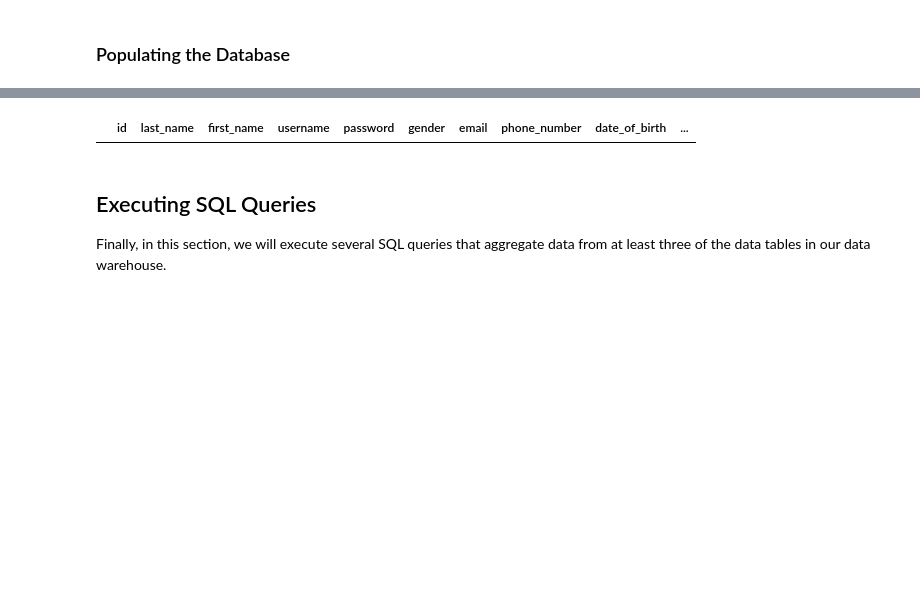
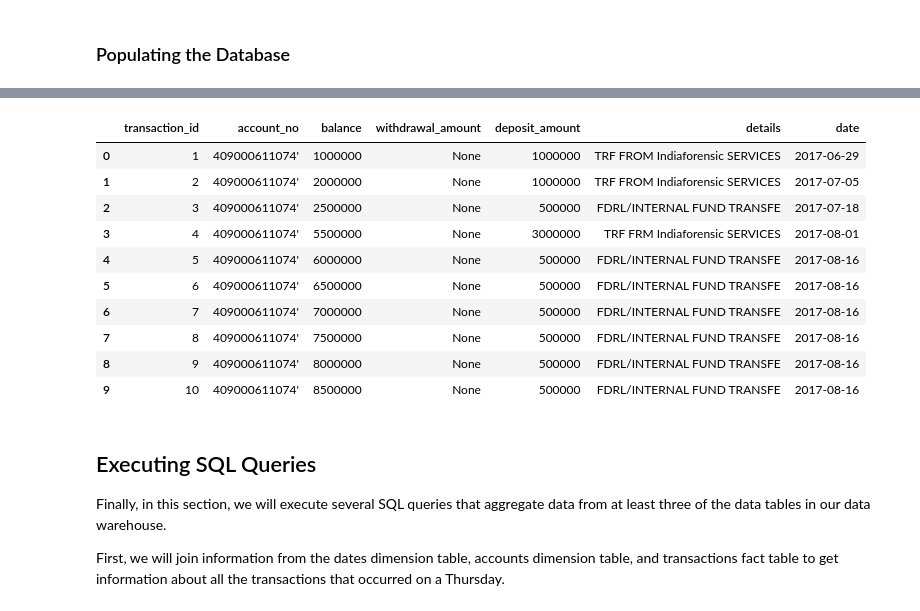
Before and after one commit to MKhour/DSProject1, a Jupyter notebook: DSProject1.ipynb, the cells around one changed output, grey strips where cells are left out. Drawn from its saved outputs; the diff is of its cells as text; code cells hidden in the pictures; blank space fills up the shorter version.

```diff
--- a/DSProject1.ipynb
+++ b/DSProject1.ipynb
@@ -546,12 +605,24 @@ DROP TABLE users]
 # %%
-test_insert_query = "SELECT * from users"
+test_insert_query = "SELECT * from transactions limit 10"
 test_insert = get_mysql_dataframe(user_id, pwd, host_name, db_name, test_insert_query)
 test_insert
 # %% [output]
-|  | id | last_name | first_name | username | password | gender | email | phone_number | date_of_birth | ... |
+|  | transaction_id | account_no | balance | withdrawal_amount | deposit_amount | details | date |
+| 0 | 1 | 409000611074' | 1000000 | None | 1000000 | TRF FROM Indiaforensic SERVICES | 2017-06-29 |
+| 1 | 2 | 409000611074' | 2000000 | None | 1000000 | TRF FROM Indiaforensic SERVICES | 2017-07-05 |
+| 2 | 3 | 409000611074' | 2500000 | None | 500000 | FDRL/INTERNAL FUND TRANSFE | 2017-07-18 |
+| 3 | 4 | 409000611074' | 5500000 | None | 3000000 | TRF FRM Indiaforensic SERVICES | 2017-08-01 |
+| 4 | 5 | 409000611074' | 6000000 | None | 500000 | FDRL/INTERNAL FUND TRANSFE | 2017-08-16 |
+| 5 | 6 | 409000611074' | 6500000 | None | 500000 | FDRL/INTERNAL FUND TRANSFE | 2017-08-16 |
+| 6 | 7 | 409000611074' | 7000000 | None | 500000 | FDRL/INTERNAL FUND TRANSFE | 2017-08-16 |
+| 7 | 8 | 409000611074' | 7500000 | None | 500000 | FDRL/INTERNAL FUND TRANSFE | 2017-08-16 |
+| 8 | 9 | 409000611074' | 8000000 | None | 500000 | FDRL/INTERNAL FUND TRANSFE | 2017-08-16 |
+| 9 | 10 | 409000611074' | 8500000 | None | 500000 | FDRL/INTERNAL FUND TRANSFE | 2017-08-16 |
 # %% [markdown]
 ## Executing SQL Queries
 Finally, in this section, we will execute several SQL queries that aggregate data from at least three of the data tables in our data warehouse.
+
+First, we will join information from the dates dimension table, accounts dimension table, and transactions fact table to get information about all the transactions that occurred on a Thursday.
 # %%
 sql_query = "SELECT details, week_day, first_name FROM transactions JOIN dates ON transactions.date = dates.date JOIN accounts ON transactions.account_no = accounts.account_no JOIN users ON accounts.user_id = users.id WHERE week_day = 'Thursday';"
 thursday_transactions = get_mysql_dataframe(user_id, pwd, host_name, db_name, sql_query)
```
Also changed, not shown: parts of 25 cells of this notebook.
